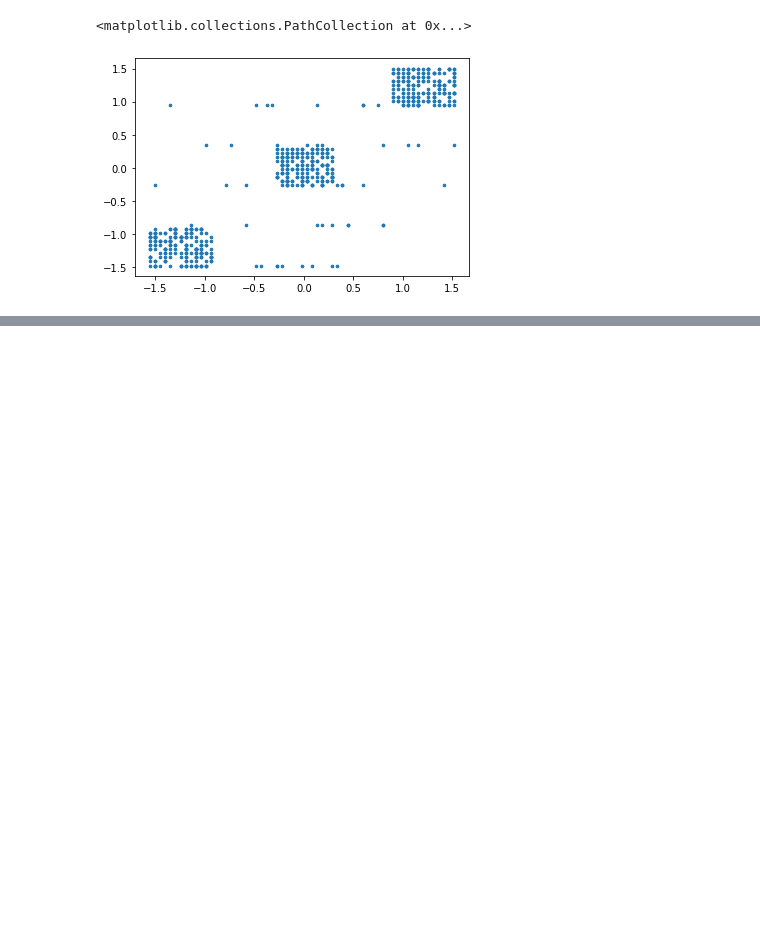
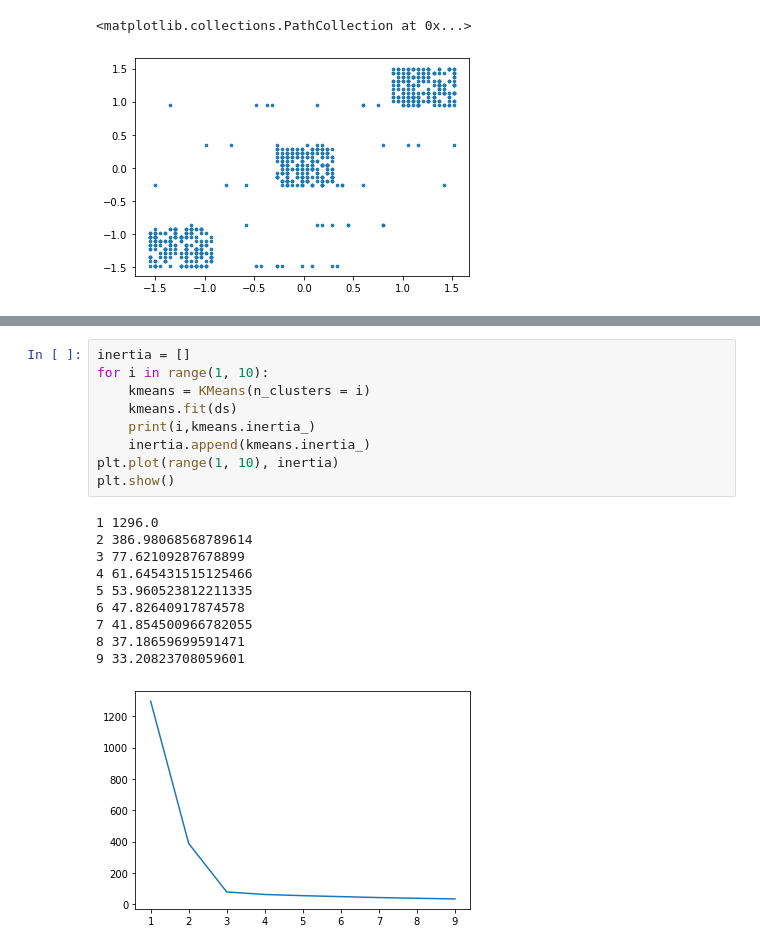
Before and after one commit to lucas-galvao/Backup, a Jupyter notebook: Machine Learning/Jupyter/Cluster.ipynb, the cells around one changed output, grey strips where cells are left out. Drawn from its saved outputs; the diff is of its cells as text; blank space fills up the shorter version.

```diff
--- a/Machine Learning/Jupyter/Cluster.ipynb
+++ b/Machine Learning/Jupyter/Cluster.ipynb
@@ -75,0 +83,20 @@ for x in centroids:
+# %%
+inertia = []
+for i in range(1, 10):
+    kmeans = KMeans(n_clusters = i)
+    kmeans.fit(ds)
+    print(i,kmeans.inertia_)
+    inertia.append(kmeans.inertia_)
+plt.plot(range(1, 10), inertia)
+plt.show()
+# %% [output]
+1 1296.0
+2 386.98068568789614
+3 77.62109287678899
+4 61.645431515125466
+5 53.960523812211335
+6 47.82640917874578
+7 41.854500966782055
+8 37.18659699591471
+9 33.20823708059601
+[figure, added]
```
Also changed, not shown: parts of 3 cells of this notebook, 4 other files.
